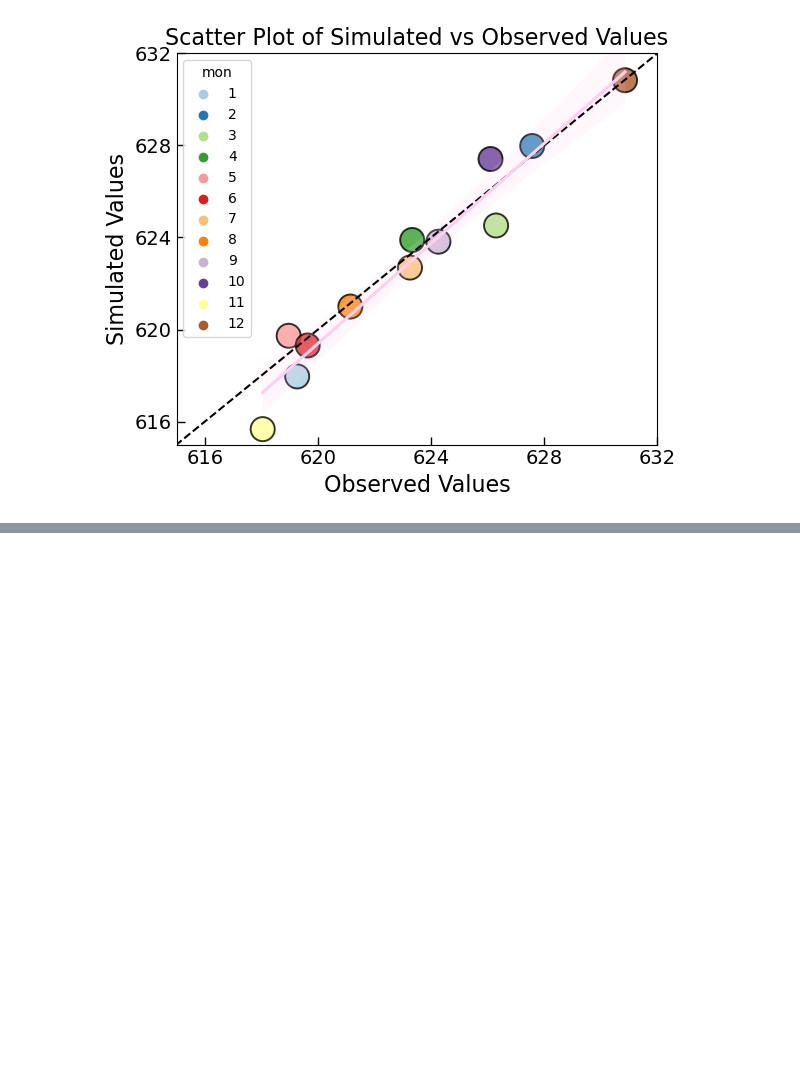
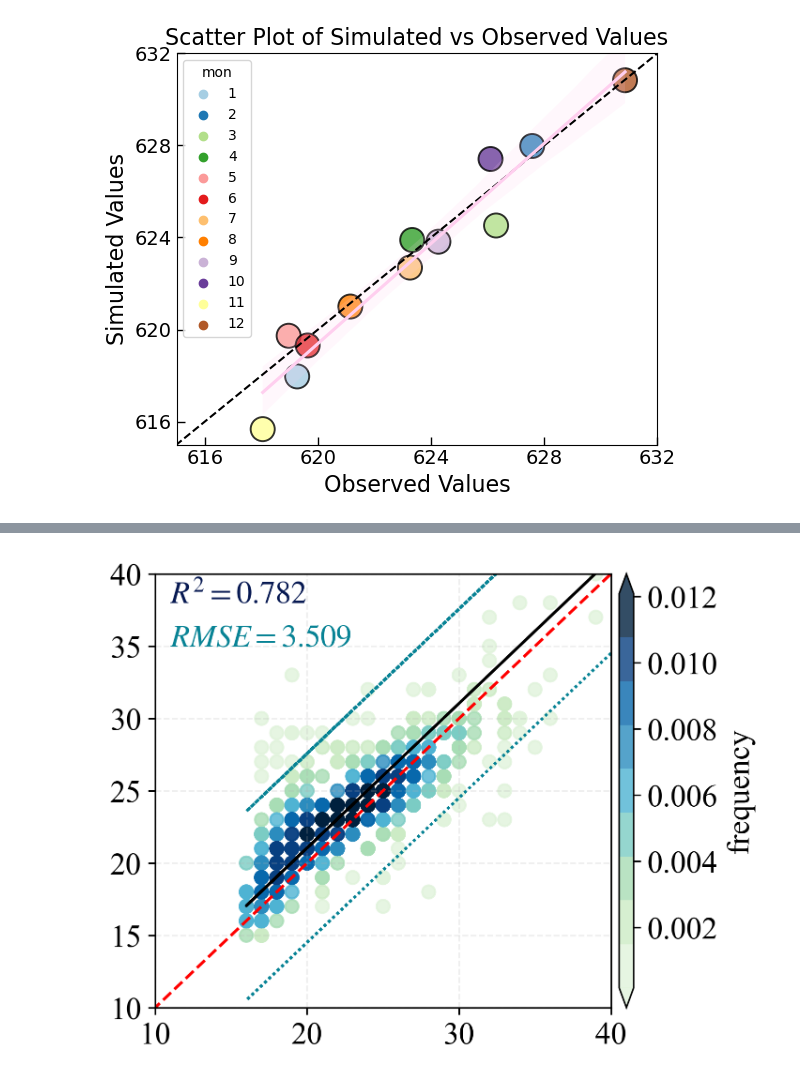
Before and after one commit to GISWLH/MosicaFormer, a Jupyter notebook: code/data_prepare-LAPTOP-623AJVGG.ipynb, the cells around one changed output, grey strips where cells are left out. Saved outputs shown, nothing was run; the diff lists cells and outputs as text; code cells hidden in the pictures; blank space fills up the shorter version.

```diff
--- a/code/data_prepare-LAPTOP-623AJVGG.ipynb
+++ b/code/data_prepare-LAPTOP-623AJVGG.ipynb
@@ -135,0 +294,78 @@ plt.tight_layout()
+# %%
+import numpy as np
+import pandas as pd
+import matplotlib.pyplot as plt
+from scipy import stats
+from matplotlib import rcParams
+from statistics import mean
+from sklearn.metrics import explained_variance_score,r2_score,median_absolute_error,mean_squared_error,mean_absolute_error
+from scipy.stats import pearsonr
+import cmaps
+# 加载数据（PS：原始数据太多，采样10000）
+# 默认是读取csv/xlsx的列成DataFrame
+
+
+config = {"font.family":'Times New Roman',"font.size": 16,"mathtext.fontset":'stix'}
+rcParams.update(config)
+scale = 40
+confidence_level = 0.95
+#df = df.sample(5000)
+# 用于计算指标
+x = df['obs']; y = df['pre']
+
+BIAS = mean(x - y)
+MSE = mean_squared_error(x, y)
+RMSE = np.power(MSE, 0.5)
+R2 = pearsonr(x, y)[0]
+adjR2 = 1-((1-r2_score(x,y))*(len(x)-1))/(len(x)-5-1)
+MAE = mean_absolute_error(x, y)
+EV = explained_variance_score(x, y)
+NSE = 1 - (RMSE ** 2 / np.var(x))
+# 计算散点密度
+xy = np.vstack([x, y])
+z = stats.gaussian_kde(xy)(xy)
+idx = z.argsort()
+x, y, z = x.iloc[idx], y.iloc[idx], z[idx]
+
+# 拟合（若换MK，自行操作）最小二乘
+def slope(xs, ys):
+    m = (((mean(xs) * mean(ys)) - mean(xs * ys)) / ((mean(xs) * mean(xs)) - mean(xs * xs)))
+    b = mean(ys) - m * mean(xs)
+    return m, b
+k, b = slope(x, y)
+regression_line = []
+for a in x:
+    regression_line.append((k * a) + b)
+slope, intercept = np.polyfit(x, regression_line, 1)
+n = 1
+t_value = 1.95  # 95% 置信区间对应的 t 值
+std_err = np.std(y - (slope * x + intercept))
+margin_of_error = t_value * (std_err / np.sqrt(n))
+lower_confidence_bound = slope * x + intercept - margin_of_error
+upper_confidence_bound = slope * x + intercept + margin_of_error
+
+fig, ax = plt.subplots(figsize=(5, 4), dpi=300)
+plt.plot(x, lower_confidence_bound, linestyle='-', color='#088395', dashes=(1, 1), label='95% Prediction Band')
+plt.plot(x, upper_confidence_bound, linestyle='-', color='#088395', dashes=(1, 1))
+scatter = ax.scatter(x, y, marker='o', c=z, edgecolors=None, s=45, cmap=cmaps.CBR_wet[2:],  alpha=0.8)
+cbar = plt.colorbar(scatter, shrink=1, orientation='vertical', extend='both', pad=0.015, aspect=30, label='frequency')
+plt.plot([-scale, scale], [-scale, scale], 'red', lw=1.5, linestyle='--', label='1:1 line')  # 画的1:1线，线的颜色为black，线宽为0.8
+plt.plot(x, regression_line, 'black', lw=1.5, label='Regression Line')  # 预测与实测数据之间的回归线
+ax.grid(True, linestyle='--', alpha=0.2)
+
+
+
+plt.text(11,38, '$R^2=%.3f$' % R2, family = 'Times New Roman', horizontalalignment='left', color='#071952')
+
+
+#plt.text(28,-22.5, '$MAE=%.3f$' % MAE, family = 'Times New Roman', horizontalalignment='right')
+plt.text(11,35, '$RMSE=%.3f$' % RMSE, family = 'Times New Roman', horizontalalignment='left',color='#088395')
+
+
+
+plt.axis([10, scale, 10, scale])  # 设置线的范围
+#ax.legend(loc='upper left', frameon = False)
+plt.savefig('D:/Onedrive/GitHub/MosicaFormer/figure/scatter.svg', format="svg", dpi=300, bbox_inches = 'tight')
+plt.show()
+# %% [output]
+[figure, added]
```
Also changed, not shown: parts of 6 cells of this notebook, 21 other files.
